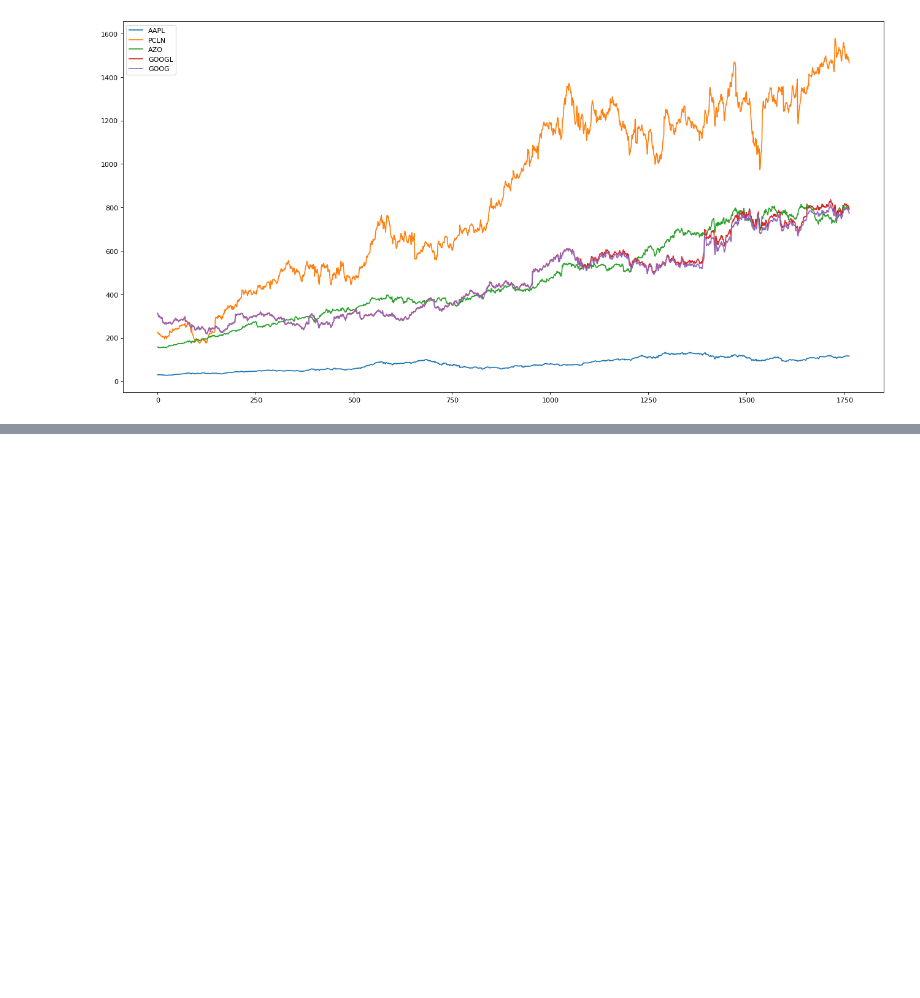
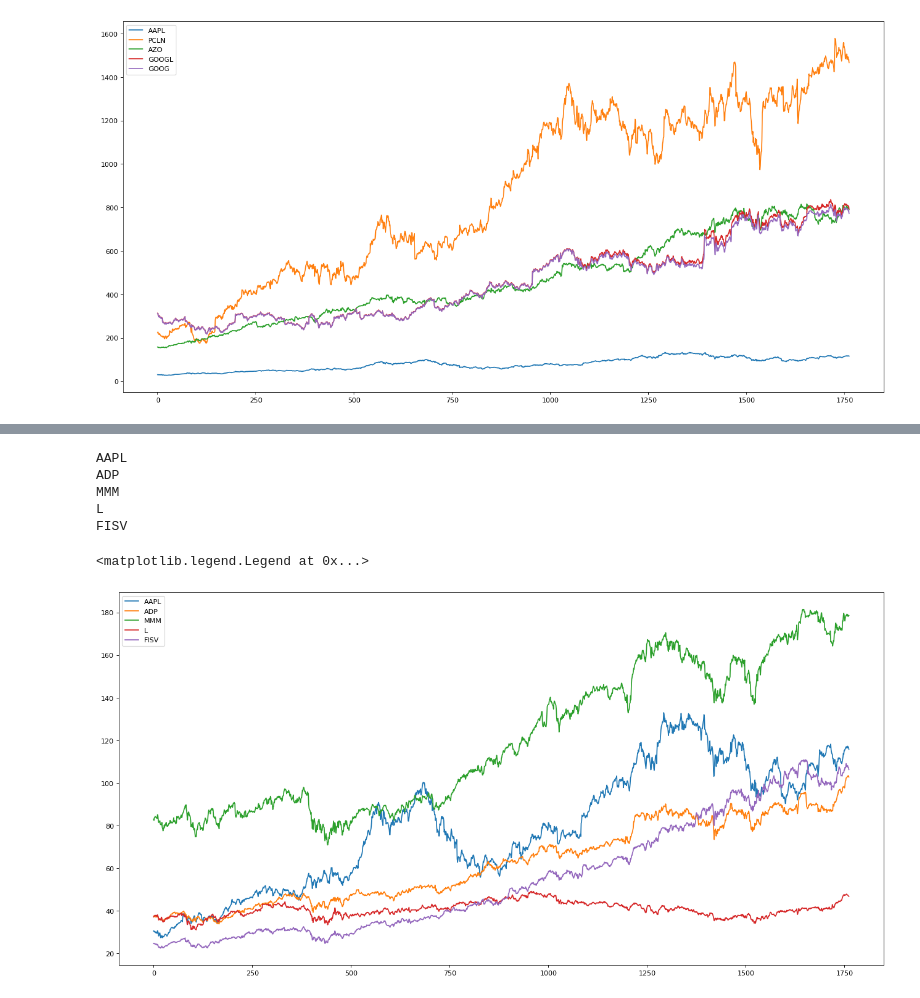
Before and after one commit to gihonglee/Stock_Analysis, a Jupyter notebook: main.ipynb, the cells around one changed output, grey strips where cells are left out. Drawn from its saved outputs; the diff is of its cells as text; code cells hidden in the pictures; blank space fills up the shorter version.

```diff
--- a/main.ipynb
+++ b/main.ipynb
@@ -724,12 +661,0 @@ Index(['AAPL', 'ADP', 'MMM', 'L', 'FISV', 'PX', 'DHR', 'PAYX', 'JNJ', 'UPS'], dt
-# %%
-# df_kmean.drop('label',axis = 1)
-df_kmean.loc[['A']]
-idx_list = []
-i = 0
-for idx in df_kmean_rate_10.index:
-    idx_list.append(idx)
-    plt.plot(df_kmean.loc[[idx]].values[0])
-    i +=1
-    if i == 6:
-        break
-plt.legend(idx_list)
@@ -752,0 +662,12 @@ hi
+# %%
+# we would like to plot the graph that is similar with APPL
+apple_series = df_kmean_rate.values[3]
+
+distance_list = []
+for i in range(len(df_kmean_rate.values)):
+    distance = ed.distance(apple_series, df_kmean_rate.values[i])
+    distance_list.append(distance)
+df_kmean_rate['ed_distance'] = distance_list
+
+df_kmean_rate = df_kmean_rate.sort_values(by = 'ed_distance')
+df_kmean_rate.head(5)
@@ -752,0 +683,17 @@ hi
+# %%
+from matplotlib.pyplot import figure
+figure(figsize=(20, 10), dpi=80)
+for i in range(5):
+    print(df_kmean_rate.index[i])
+    plt.plot(df_kmean.loc[df_kmean_rate.index[i]][:-1].values)
+
+
+plt.legend([df_kmean_rate.index[0], df_kmean_rate.index[1],df_kmean_rate.index[2],df_kmean_rate.index[3],df_kmean_rate.index[4] ])
+# %% [output]
+AAPL
+ADP
+MMM
+L
+FISV
+<matplotlib.legend.Legend at 0x...>
+[figure, added]
```
Also changed, not shown: parts of 31 cells of this notebook.
